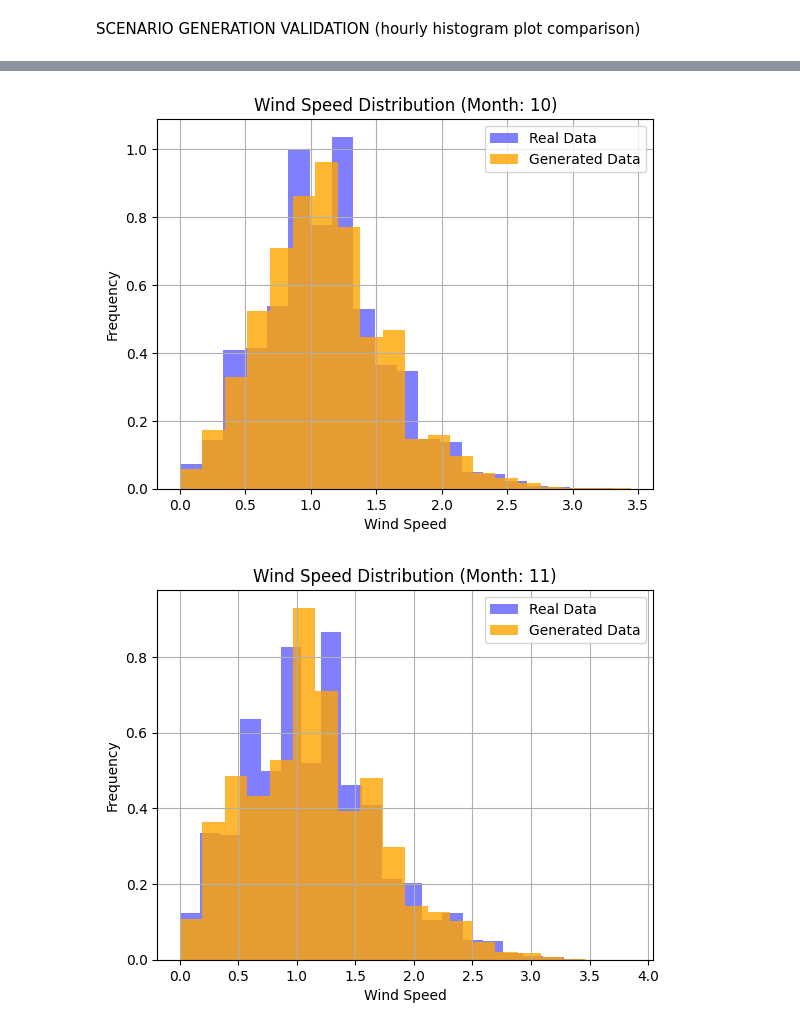
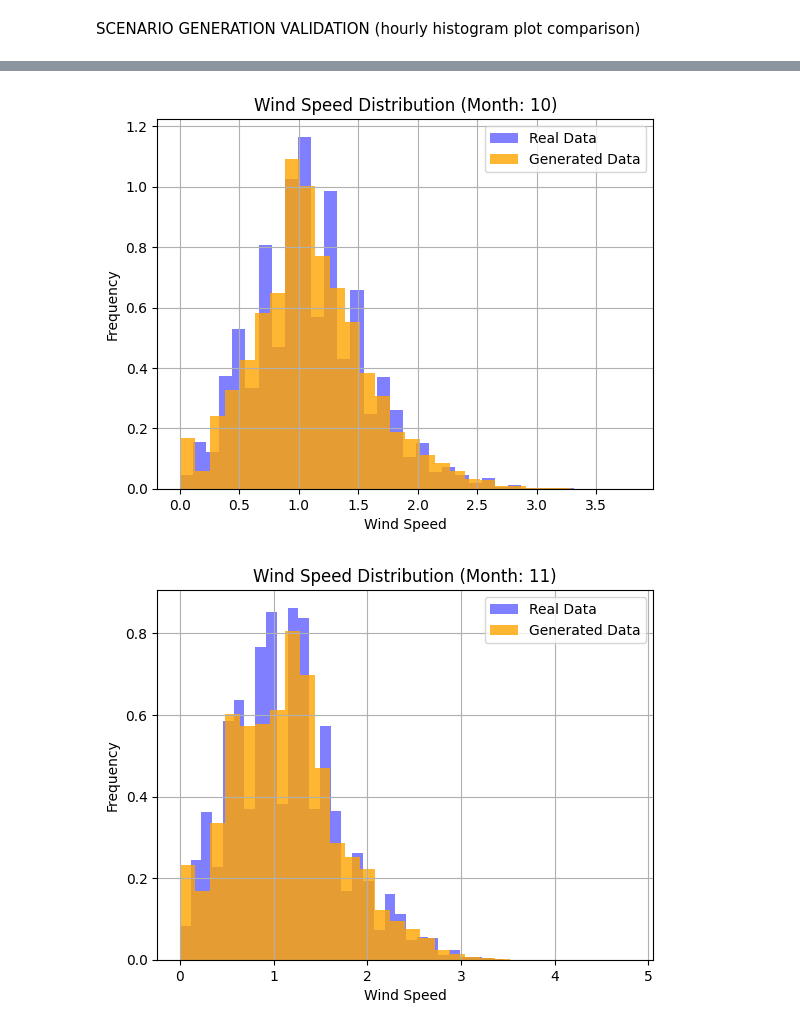
Before and after one commit to TUMFTM/REVOL-E-TION, a Jupyter notebook: RE stochastic gen/Wind_gen/Wind_gen.ipynb, the cells around one changed output, grey strips where cells are left out. Saved outputs shown, nothing was run; the diff lists cells and outputs as text; code cells hidden in the pictures.

```diff
--- a/RE stochastic gen/Wind_gen/Wind_gen.ipynb
+++ b/RE stochastic gen/Wind_gen/Wind_gen.ipynb
@@ -256,8 +256,8 @@ for month in range(1, 13):
         generated_wind_speeds.extend(filtered_generated_data['wind_speed'].values)
 
     # Plotting the histograms for real and generated data
-    plt.hist(filtered_real_data, bins=20, alpha=0.5, label='Real Data', color='blue', density=True)
-    plt.hist(generated_wind_speeds, bins=20, alpha=0.8, label='Generated Data', color='orange', density=True)
+    plt.hist(filtered_real_data, bins=30, alpha=0.5, label='Real Data', color='blue', density=True)
+    plt.hist(generated_wind_speeds, bins=30, alpha=0.8, label='Generated Data', color='orange', density=True)
 
     plt.xlabel('Wind Speed')
     plt.ylabel('Frequency')
@@ -277,2 +277,2 @@ for month in range(1, 13):
-[figure, old version]
+[figure, new version]
-[figure, old version]
+[figure, new version]
```
Also changed, not shown: parts of 1 cell of this notebook, 1 other file.
